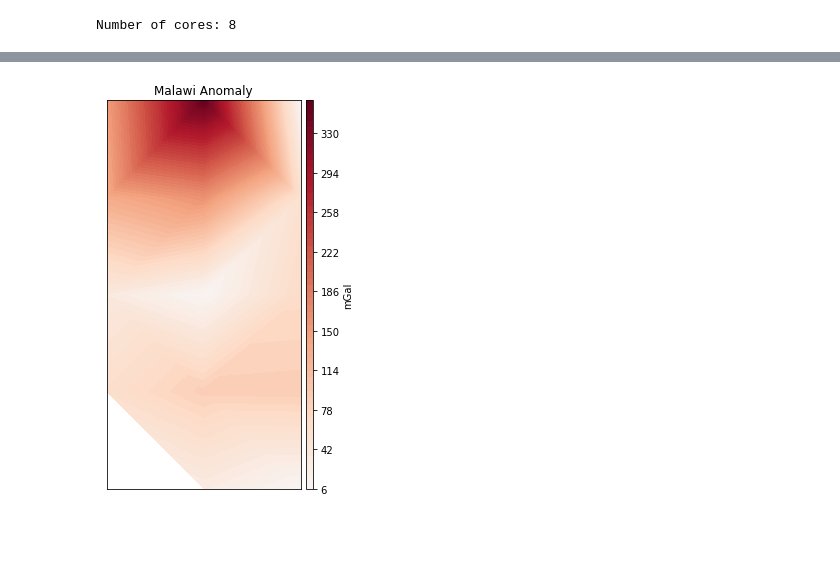
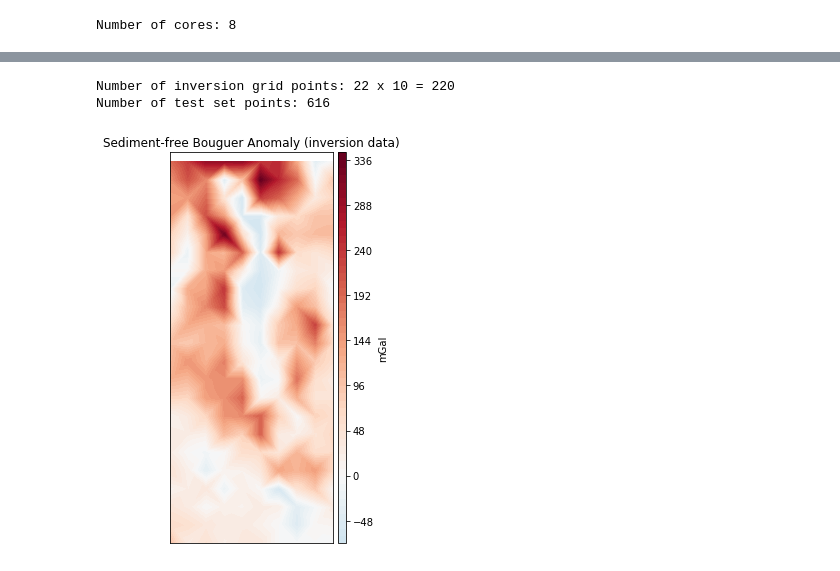
Before and after one commit to KellsWorks/paper-moho-inversion-tesseroids, a Jupyter notebook: code/moho-inversion-malawi.ipynb, the cells around one changed output, grey strips where cells are left out. Drawn from its saved outputs; the diff is of its cells as text; code cells hidden in the pictures; blank space fills up the shorter version.

Commit message:
Mw Inversion

```diff
--- a/code/moho-inversion-malawi.ipynb
+++ b/code/moho-inversion-malawi.ipynb
@@ -52,3 +56,16 @@ bm = Basemap(projection='cyl',
              llcrnrlon=full_area[2], urcrnrlon=full_area[3],
              llcrnrlat=full_area[0], urcrnrlat=full_area[1],
              resolution='l')
+# %%
+x, y = bm(full_lon, full_lat)
+ranges = np.abs([full_grav.min(), full_grav.max()]).max()
+
+plt.figure(figsize=(10, 8))
+plt.title('Malawi Anomaly')
+plt.grid(True)
+plt.rc('grid', linestyle="-", color='black')
+bm.contourf(x, y, full_grav, 60, tri=True, cmap='RdBu_r', vmin=-ranges, vmax=ranges)
+plt.colorbar(pad=0.01, aspect=50).set_label('mGal')
+bm.drawmeridians(np.arange(-80, -30, 1), labels=[0, 0, 0, 1], linewidth=0.2)
+bm.drawparallels(np.arange(-50, 30, 1), labels=[1, 0, 0, 0], linewidth=0.2)
+plt.tight_layout()
@@ -55,13 +74,26 @@ bm = Basemap(projection='cyl',
+# %%
+###CROSS-VALIDATION
+
+inversion_set, test_set, shape = split_data(full_data, full_shape, every_other=2)
+
+print("Number of inversion grid points: {} x {} = {}".format(shape[0], shape[1],
+                                                             shape[0]*shape[1]))
+print("Number of test set points: {}".format(test_set[0].size))
+# %% [output]
+Number of inversion grid points: 22 x 10 = 220
+Number of test set points: 616
+# %%
+lat, lon, height, data = inversion_set
 # %%
-x, y = bm(full_lon, full_lat)
-ranges = np.abs([full_grav.min(), full_grav.max()]).max()
+x, y = bm(lon, lat)
+ranges = np.abs([data.min(), data.max()]).max()
 
 plt.figure(figsize=(7, 6))
-plt.title('Malawi Anomaly')
-bm.contourf(x, y, full_grav, 60, tri=True, cmap='RdBu_r', vmin=-ranges, vmax=ranges)
+plt.title('Sediment-free Bouguer Anomaly (inversion data)')
+bm.contourf(x, y, data, 60, tri=True, cmap='RdBu_r', vmin=-ranges, vmax=ranges)
 plt.colorbar(pad=0.01, aspect=50).set_label('mGal')
 bm.drawmeridians(np.arange(-80, -30, 10), labels=[0, 0, 0, 1], linewidth=0.2)
 bm.drawparallels(np.arange(-50, 30, 15), labels=[1, 0, 0, 0], linewidth=0.2)
 plt.tight_layout()
 # %% [output]
-[figure, old version]
+[figure, new version]
```
Also changed, not shown: parts of 37 cells of this notebook, 10 other files.
